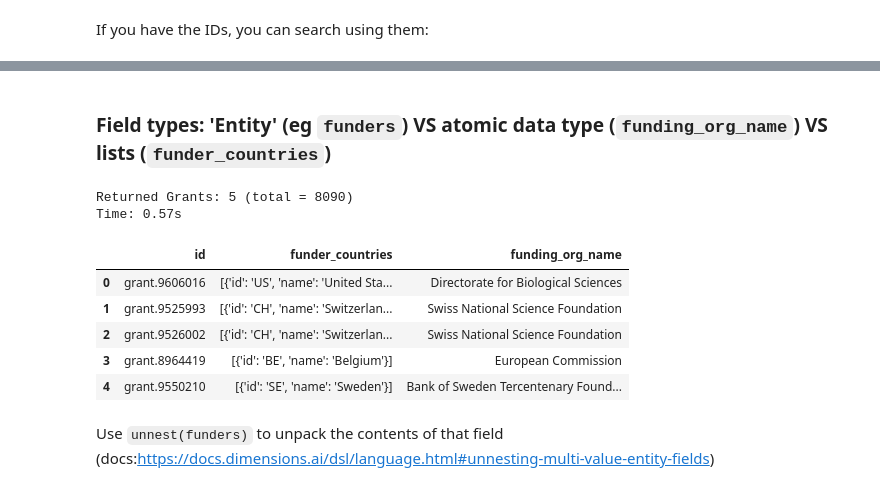
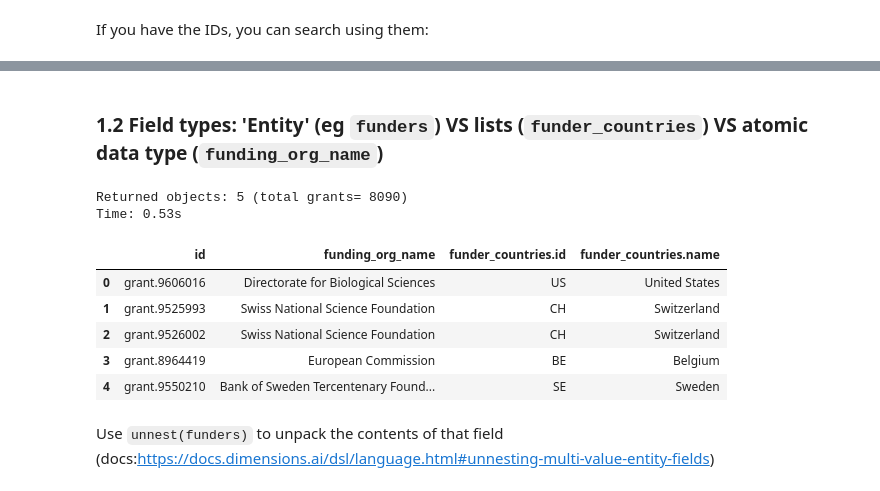
Before and after one commit to digital-science/dimensions-api-lab, a Jupyter notebook: archive/2021-04-NSF-Training/2021-04-NSF-Training-Part-1.ipynb, the cells around one changed output, grey strips where cells are left out. Saved outputs shown, nothing was run; the diff lists cells and outputs as text; code cells hidden in the pictures.

```diff
--- a/archive/2021-04-NSF-Training/2021-04-NSF-Training-Part-1.ipynb
+++ b/archive/2021-04-NSF-Training/2021-04-NSF-Training-Part-1.ipynb
@@ -85,19 +84,20 @@ Time: 0.57s
 # %% [markdown]
-### Field types: 'Entity' (eg `funders`) VS atomic data type (`funding_org_name`) VS lists (`funder_countries`)
+### 1.2 Field types: 'Entity' (eg `funders`) VS lists (`funder_countries`) VS atomic data type (`funding_org_name`)
 # %%
 %%dsldf
 
-search grants for "covid-19 OR coronavirus"
-return grants[id+funding_org_name+funder_countries] limit 5
+search grants
+    for "covid-19 OR coronavirus"
+return grants[id+funding_org_name+unnest(funder_countries)] limit 5
 # %% [output]
-Returned Grants: 5 (total = 8090)
-Time: 0.57s
+Returned objects: 5 (total grants= 8090)
+Time: 0.53s
-|  | id | funder_countries | funding_org_name |
-| 0 | grant.9606016 | [{'id': 'US', 'name': 'United Sta... | Directorate for Biological Sciences |
-| 1 | grant.9525993 | [{'id': 'CH', 'name': 'Switzerlan... | Swiss National Science Foundation |
-| 2 | grant.9526002 | [{'id': 'CH', 'name': 'Switzerlan... | Swiss National Science Foundation |
-| 3 | grant.8964419 | [{'id': 'BE', 'name': 'Belgium'}] | European Commission |
-| 4 | grant.9550210 | [{'id': 'SE', 'name': 'Sweden'}] | Bank of Sweden Tercentenary Found... |
+|  | id | funding_org_name | funder_countries.id | funder_countries.name |
+| 0 | grant.9606016 | Directorate for Biological Sciences | US | United States |
+| 1 | grant.9525993 | Swiss National Science Foundation | CH | Switzerland |
+| 2 | grant.9526002 | Swiss National Science Foundation | CH | Switzerland |
+| 3 | grant.8964419 | European Commission | BE | Belgium |
+| 4 | grant.9550210 | Bank of Sweden Tercentenary Found... | SE | Sweden |
 # %% [markdown]
 Use `unnest(funders)` to unpack the contents of that field (docs:https://docs.dimensions.ai/dsl/language.html#unnesting-multi-value-entity-fields)
 # %%
```
Also changed, not shown: parts of 22 cells of this notebook.
